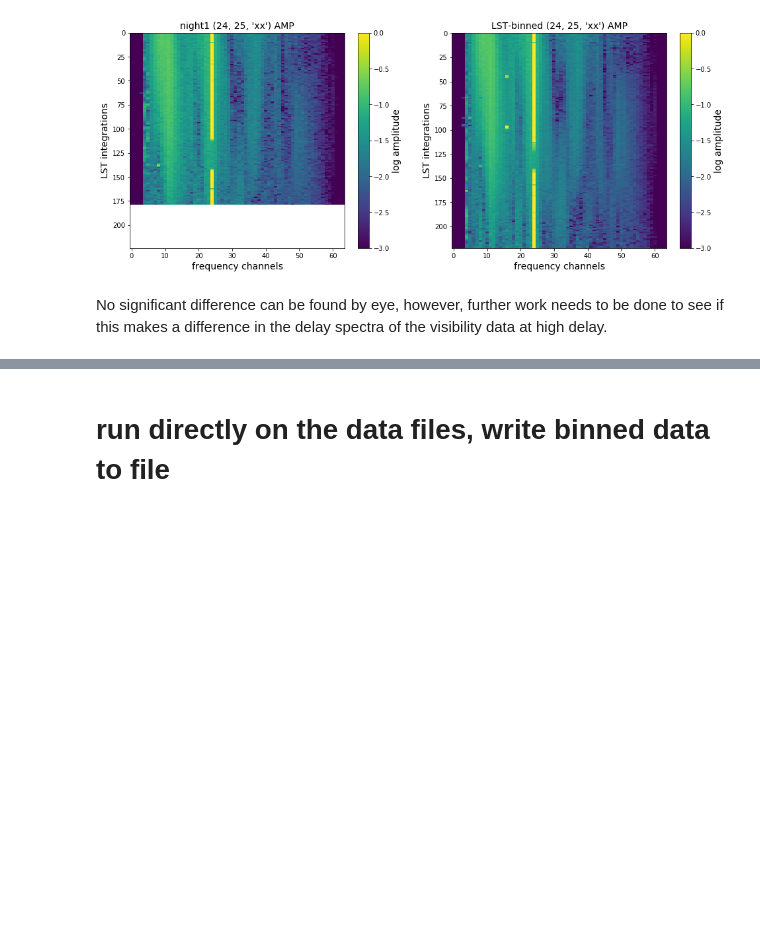
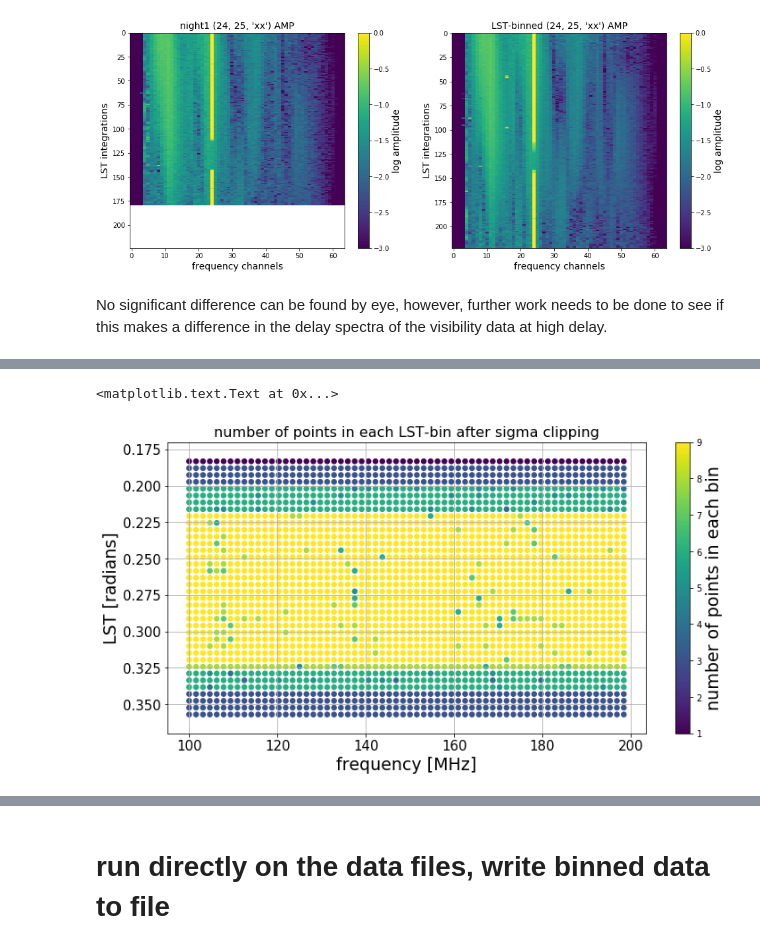
Before and after one commit to HERA-Team/hera_cal, a Jupyter notebook: scripts/notebooks/running_lstbin.ipynb, the cells around one changed output, grey strips where cells are left out. Saved outputs shown, nothing was run; the diff lists cells and outputs as text; code cells hidden in the pictures; blank space fills up the shorter version.

Commit message:
added faster 1-iter sigma_clip method for lstbin.py and updated lstbin notebook

```diff
--- a/scripts/notebooks/running_lstbin.ipynb
+++ b/scripts/notebooks/running_lstbin.ipynb
@@ -183,0 +187,29 @@ No significant difference can be found by eye, however, further work needs to be
+# %%
+# form lst grid starting at 0 radians and going until 2*pi radians
+lst_grid2 = np.arange(0, 2*np.pi, delta_lst*3)
+# %%
+# LST bin, with 5 sigma rejection tolerance
+data_avg, wgts_avg, data_std, lst_bins, data_num = hc.lstbin.lst_bin(data_list, lst_list, lst_grid=lst_grid2,
+                                                                     lst_init=0, sig_clip=True, sigma=5, min_N=5)
+# %%
+# plot the number of points that fell into each LST bin
+key = data_num.keys()[0]
+X, Y = np.meshgrid(np.linspace(100, 200, 64, endpoint=False), lst_bins[::2])
+X = X.ravel()
+Y = Y.ravel()
+
+fig, ax = plt.subplots(1, 1, figsize=(12, 6))
+ax.grid()
+cax = ax.scatter(X, Y, c=data_num[key][::2, :].ravel(), s=30, cmap='viridis')
+cbar = fig.colorbar(cax)
+cbar.set_ticks(np.arange(1, 11))
+cbar.set_label('number of points in each bin', fontsize=19)
+ax.set_xlabel('frequency [MHz]', fontsize=19)
+ax.set_ylabel('LST [radians]', fontsize=19)
+ax.set_ylim(0.37, 0.17)
+_ = [tl.set_size(15) for tl in ax.get_xticklabels()]
+_ = [tl.set_size(15) for tl in ax.get_yticklabels()]
+ax.set_title("number of points in each LST-bin after sigma clipping", fontsize=16)
+# %% [output]
+<matplotlib.text.Text at 0x...>
+[figure, added]
```
Also changed, not shown: parts of 4 cells of this notebook, 1 other file.
